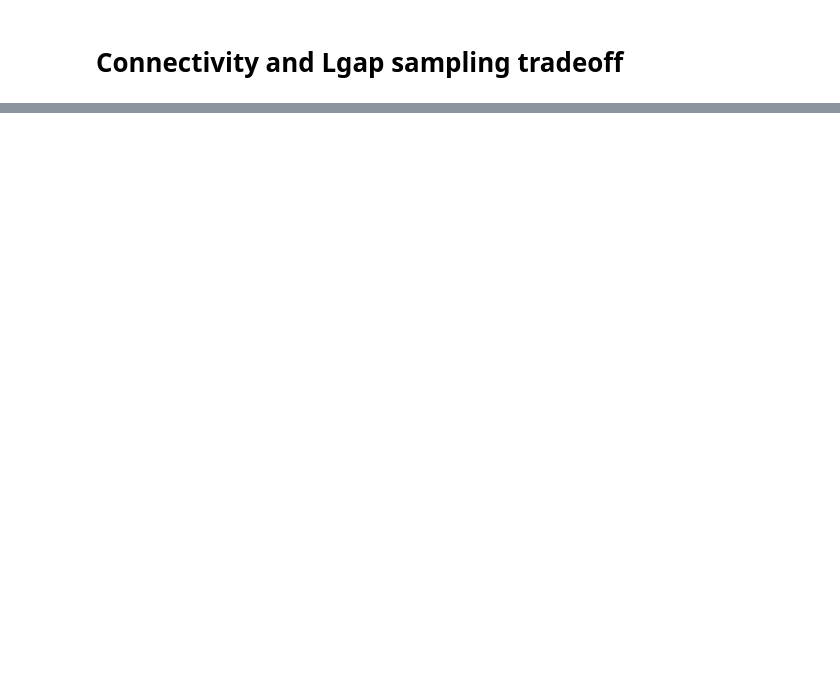
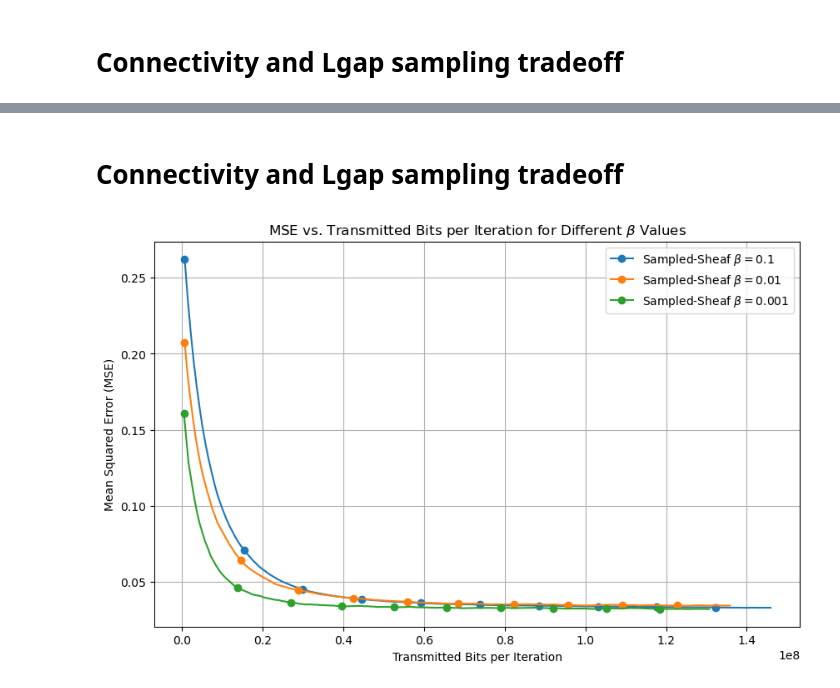
Before and after one commit to abdulmomen-ghalkha/WirelessSheaves, a Jupyter notebook: plots.ipynb, the cells around one changed output, grey strips where cells are left out. Cells and saved outputs as stored; diff of their text form; code cells hidden in the pictures; blank space fills up the shorter version.

```diff
--- a/plots.ipynb
+++ b/plots.ipynb
@@ -135,0 +203,31 @@ plt.show()
+# %% [markdown]
+# Connectivity and Lgap sampling tradeoff
+# %%
+mse_stdct01# Define file patterns for different Ct values
+file_patterns = {
+    r"Sampled-Sheaf $\beta=0.1$": "./results/school_Sheaf-FMTL-subgraph_0.001_0.005_0.05_5_0.02_factor_0.4_200_beta_0.1_Ct_0.4_time_*.h5",
+    r"Sampled-Sheaf $\beta=0.01$": "./results/school_Sheaf-FMTL-subgraph_0.001_0.005_0.05_5_0.02_factor_0.4_200_beta_0.01_Ct_0.4_time_*.h5",
+    r"Sampled-Sheaf $\beta=0.001$": "./results/school_Sheaf-FMTL-subgraph_0.001_0.005_0.05_5_0.02_factor_0.4_200_beta_0.001_Ct_0.4_time_*.h5",
+}
+
+# Plotting
+plt.figure(figsize=(10, 6))
+
+for label, file_pattern in file_patterns.items():
+    # Retrieve transmitted bits, mean MSE, and std MSE for the current pattern
+    transmitted_bits, mse_mean, mse_std = get_mse_mean_std(file_pattern)
+
+    # Plot mean with standard deviation
+    plt.plot(transmitted_bits, mse_mean, label=label, marker='o', linestyle='-', markevery=20)
+    plt.fill_between(transmitted_bits, mse_mean - mse_std, mse_mean + mse_std, alpha=0.2)
+
+# Label the plot
+plt.xlabel("Transmitted Bits per Iteration")
+plt.ylabel("Mean Squared Error (MSE)")
+plt.title(r"MSE vs. Transmitted Bits per Iteration for Different $\beta$ Values")
+plt.legend()
+plt.grid(True)
+plt.savefig("MSE_vs_Transmitted_Bits_beta.pdf", format="pdf")
+plt.show()
+# %% [output]
+[figure, added]
```
Also changed, not shown: parts of 8 cells of this notebook, 13 other files.
